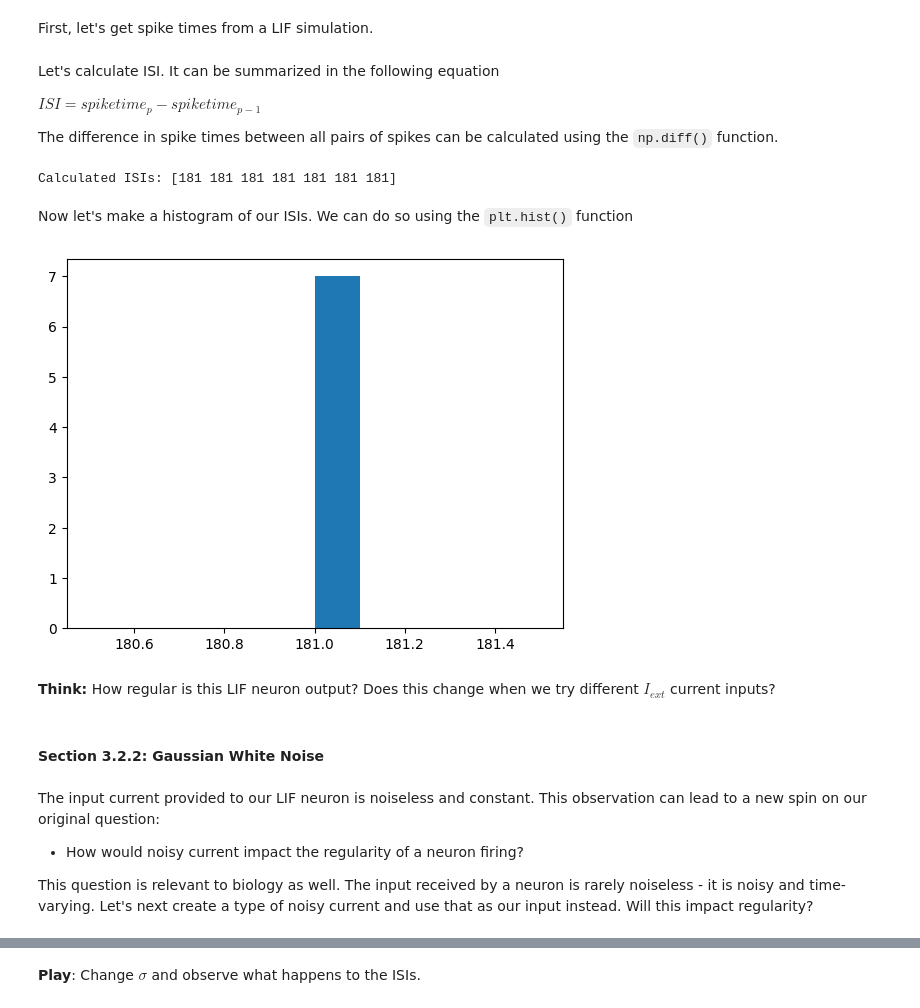
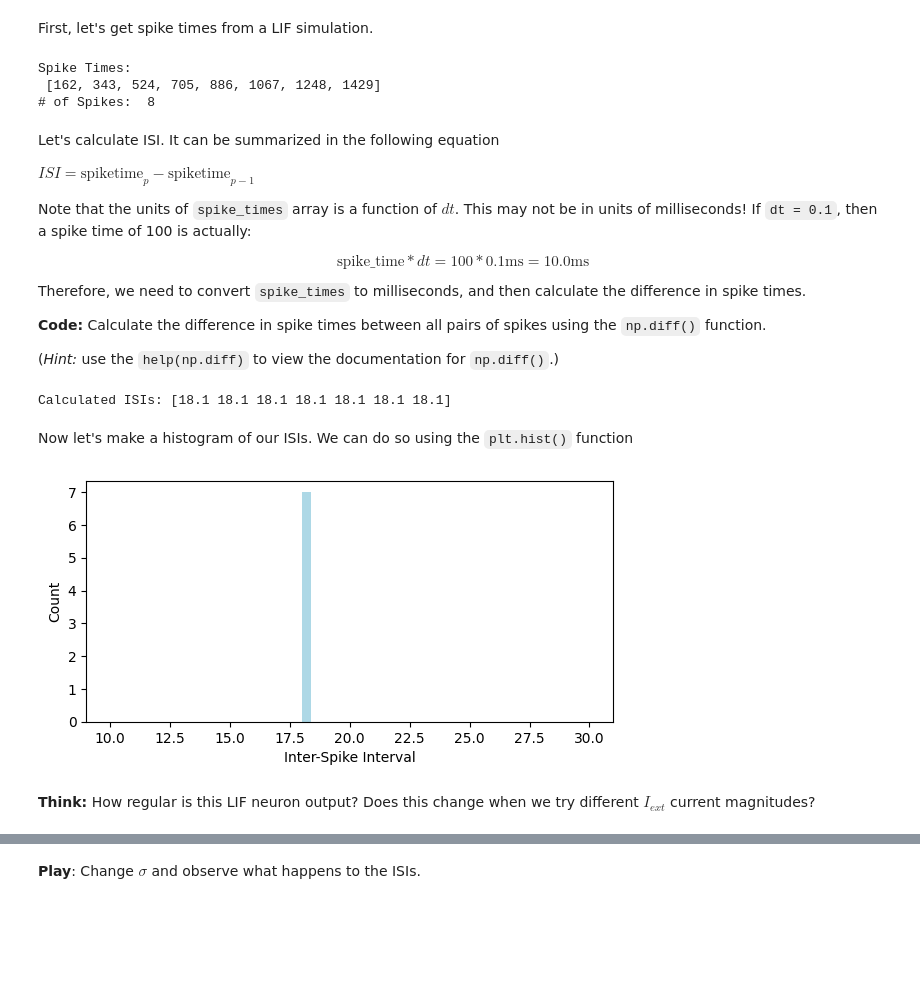
Before and after one commit to ilennaj/neuron_model_tutorial, a Jupyter notebook: notebooks/02_lif_tutorial.ipynb, the cells around one changed output, grey strips where cells are left out. Saved outputs shown, nothing was run; the diff lists cells and outputs as text; code cells hidden in the pictures; blank space fills up the shorter version.

```diff
--- a/notebooks/02_lif_tutorial.ipynb
+++ b/notebooks/02_lif_tutorial.ipynb
@@ -241,17 +293,15 @@ Below we will define `simulate_LIF()` and add other important features to the si
 # %%
 def simulate_LIF(params, I_inj): # Possibly make this into a helper function
-    """Compute solution of the differential equation xdot=a*x with
-    initial condition x0 for a duration T. Use time step dt for numerical
+    """Compute solution of the LIF model with
+    initial condition V_0 for a duration T. Use time step dt for numerical
     solution.
 
     Args:
-    a (scalar): parameter of xdot (xdot=a*x)
-    x0 (scalar): initial condition (x at time 0)
-    dt (scalar): timestep of the simulation
-    T (scalar): total duration of the simulation
+    params (dict): parameters for proto-LIF model
+    I_inj (scalar): injected external input current
 
     Returns:
-    ndarray, ndarray: `x` for all simulation steps and the time `t` at each step
+    ndarray, ndarray: `V` for all simulation steps and the time `t` at each step
     """
 
     # Initialize parameters
@@ -261,7 +311,6 @@ def simulate_LIF(params, I_inj): # Possibly make this into a helper function
     C_m = params['C_m']
     dt  = params['dt']
     T   = params['T']
-
     V_th = params['V_th']
     V_reset = params['V_reset']
     tau_m = params['tau_m']
@@ -287,16 +336,13 @@ def simulate_LIF(params, I_inj): # Possibly make this into a helper function
             V[k-1] = V_reset  # reset voltage
             tr = tref / dt  # set refractory time
 
-        # for each point in time, compute xdot from x[k-1]
+        # for each point in time, compute dvdt from x[k-1]
         dvdt = dvdt_LIF(g_L, E_L, tau_m, I_inj[k-1], V[k-1])
 
-        # Update x based on x[k-1] and xdot
+        # Update x based on x[k-1] and dvdt
         V[k] = V[k-1] + dvdt*dt
 
     return V, t, rec_spikes
-
-def dvdt_LIF(g_L, E_L, tau_m, I_ext, V_val):
-    return((1/tau_m) * (-(V_val - E_L) + I_ext/g_L))
 # %% [markdown]
 **Visualize:** Let's now initialize our parameters, simulate $V(t)$ over time, and plot the simulation.
 # %%
@@ -477,32 +689,58 @@ params = default_params()
 
 # Run simulation
 solution, t, spike_times = simulate_LIF(params, I_ext)
+# %%
+print('Spike Times:\n',spike_times)
+print('# of Spikes: ', len(spike_times))
+# %% [output]
+Spike Times:
+ [162, 343, 524, 705, 886, 1067, 1248, 1429]
+# of Spikes:  8
 # %% [markdown]
 Let's calculate ISI. It can be summarized in the following equation
 
-$ISI = spiketime_p - spiketime_{p-1}$
+$ISI = \text{spiketime}_p - \text{spiketime}_{p-1}$
 
-The difference in spike times between all pairs of spikes can be calculated using the `np.diff()` function.
+Note that the units of `spike_times` array is a function of $dt$. This may not be in units of milliseconds! If `dt = 0.1`, then a spike time of 100 is actually:
+
+$$ \text{spike_time} * dt = 100 * 0.1 \text{ms} = 10.0 \text{ms}$$
+
+Therefore, we need to convert `spike_times` to milliseconds, and then calculate the difference in spike times.
+
+**Code:** Calculate the difference in spike times between all pairs of spikes using the `np.diff()` function.
+
+(*Hint:* use the `help(np.diff)` to view the documentation for `np.diff()`.)
 # %%
-ISI_array = np.diff(spike_times)
+# Calculate an array of ISIs from the array of spike_times
+
+spike_times_ms = np.array(spike_times) * params['dt']
+
+# Use the np.diff function to find the ISIs of spike_times_ms
+
+#### TODO ####:
+# Calculate ISIs using the np.diff function
+ISI_array = np.diff(spike_times_ms) # TODO: Remove in student version
+##############
 
 print('Calculated ISIs:', ISI_array)
 # %% [output]
-Calculated ISIs: [181 181 181 181 181 181 181]
+Calculated ISIs: [18.1 18.1 18.1 18.1 18.1 18.1 18.1]
 # %% [markdown]
 Now let's make a histogram of our ISIs. We can do so using the `plt.hist()` function
 # %%
-plt.hist(ISI_array)
+
+# Initialize histogram visualization settings
+bins = 50 # Number of bins the ISI_range is split up into
+ISI_range = (10, 30) # Range of ISIs included
+
+# Plot histogram
+fig, ax = plt.subplots(1,1,figsize=(6,3),facecolor='white')
+fig.tight_layout()
+ax.hist(ISI_array, range=ISI_range, bins=bins, color='lightblue')
+ax.set_xlabel('Inter-Spike Interval')
+ax.set_ylabel('Count')
 plt.show()
 # %% [output]
-[figure, old version]
+[figure, new version]
 # %% [markdown]
-**Think:** How regular is this LIF neuron output? Does this change when we try different $I_{ext}$ current inputs?
+**Think:** How regular is this LIF neuron output? Does this change when we try different $I_{ext}$ current magnitudes?
-# %% [markdown]
-#### Section 3.2.2: Gaussian White Noise
-# %% [markdown]
-The input current provided to our LIF neuron is noiseless and constant. This observation can lead to a new spin on our original question:
-
-- How would noisy current impact the regularity of a neuron firing?
-
-This question is relevant to biology as well. The input received by a neuron is rarely noiseless - it is noisy and time-varying. Let's next create a type of noisy current and use that as our input instead. Will this impact regularity?
```
Also changed, not shown: parts of 85 cells of this notebook, 1 other file.
